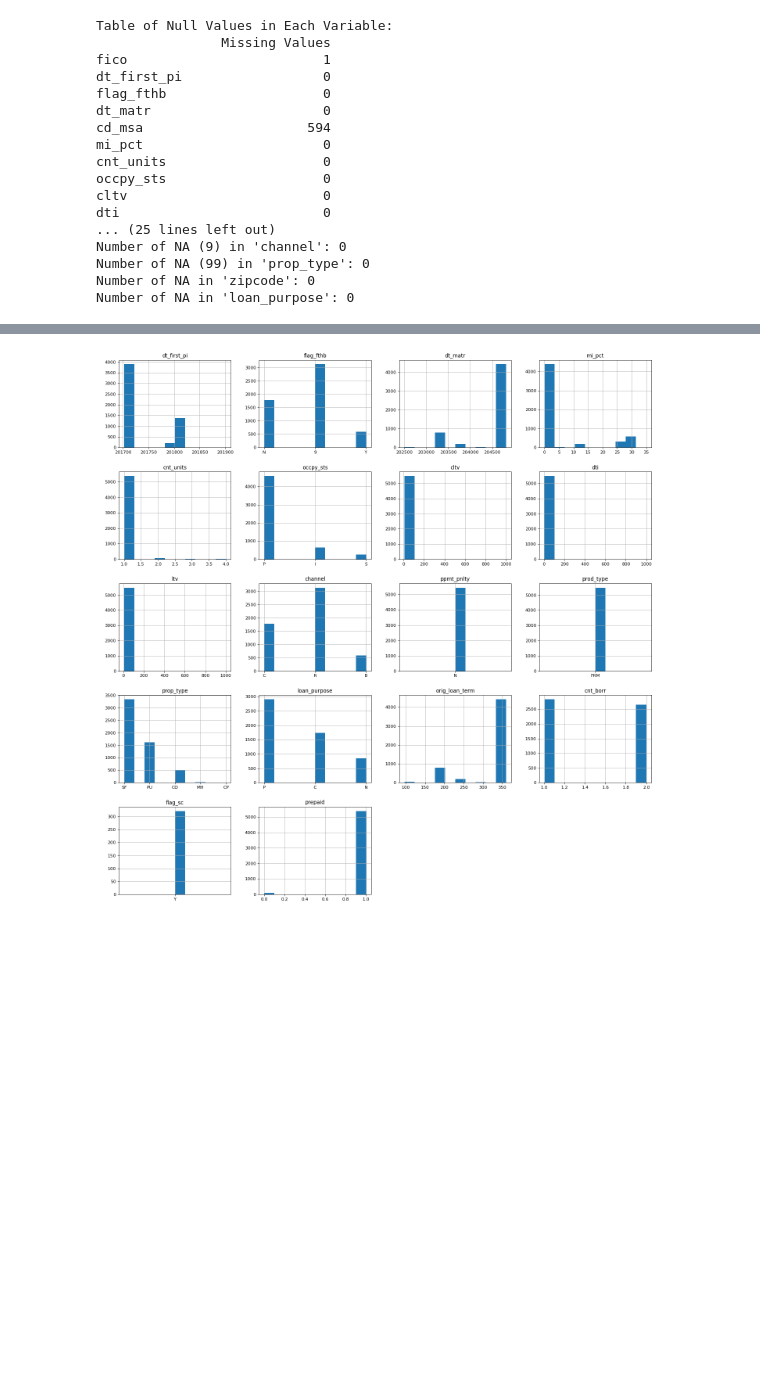
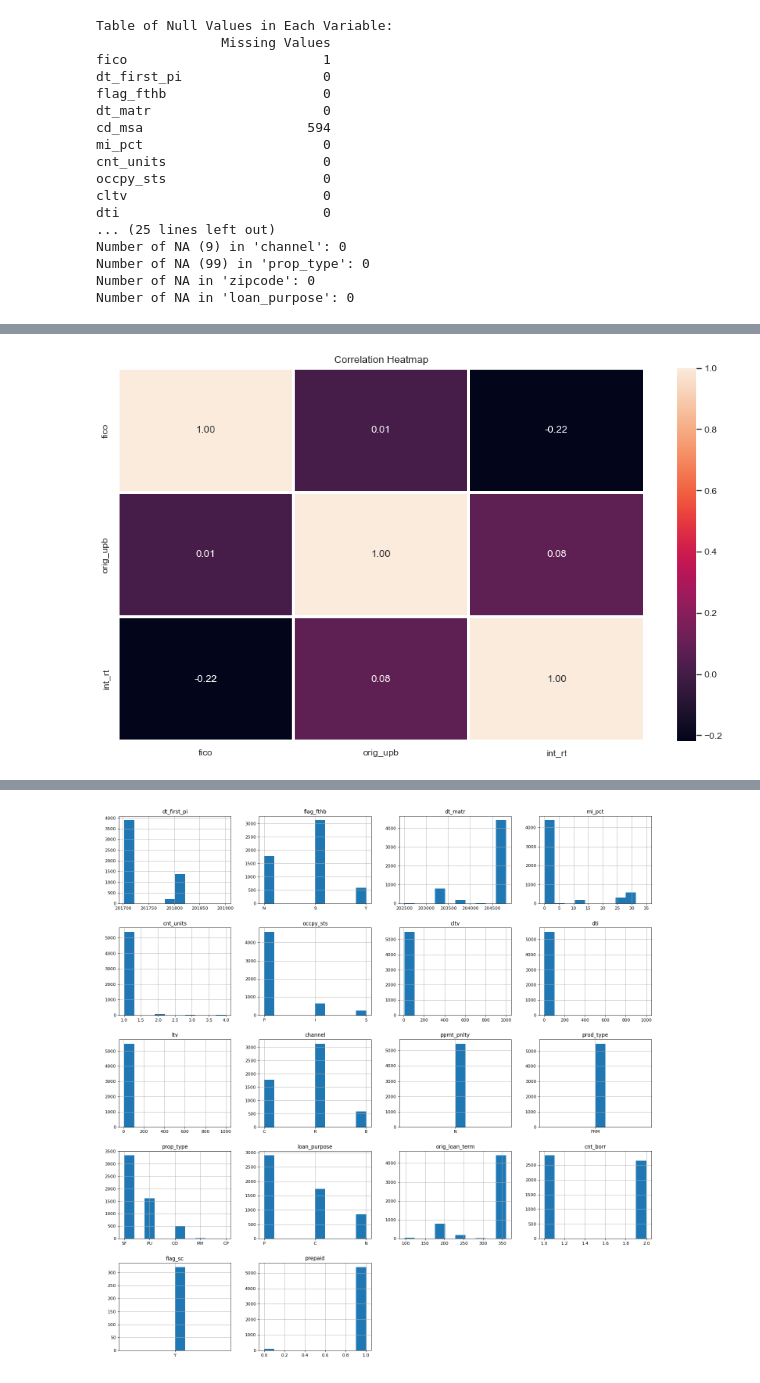
Before and after one commit to abalone88/ml_proj2, a Jupyter notebook: project2_materials/project2.ipynb, the cells around one changed output, grey strips where cells are left out. Saved outputs shown, nothing was run; the diff lists cells and outputs as text; code cells hidden in the pictures; blank space fills up the shorter version.

```diff
--- a/project2_materials/project2.ipynb
+++ b/project2_materials/project2.ipynb
@@ -139 +154,8 @@ plt.show()
 [figure]
+# %%
+sns.set(rc={'figure.figsize': (14, 8)})
+sns.heatmap(d[num_var].corr(), annot = True, fmt = '.2f', linewidths = 2)
+plt.title("Correlation Heatmap")
+plt.show()
+# %% [output]
+[figure, added]
```
Also changed, not shown: parts of 5 cells of this notebook.
